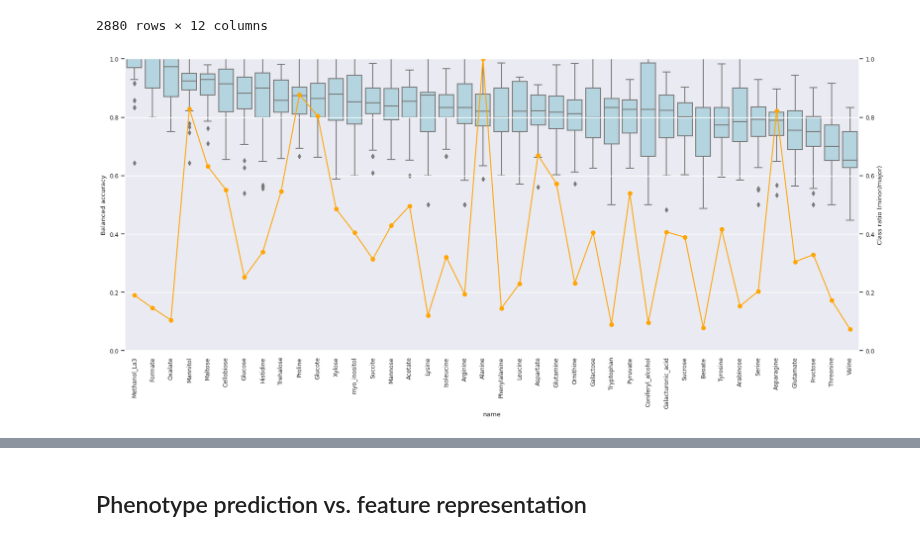
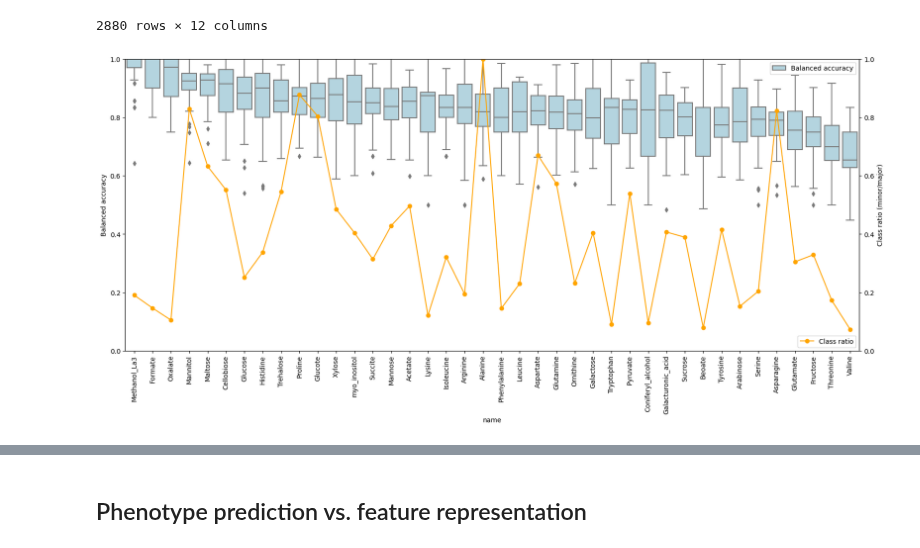
Before and after one commit to kbasecollaborations/trait-prediction, a Jupyter notebook: notebooks/biolog/poster_singledata_aggregate.ipynb, the cells around one changed output, grey strips where cells are left out. Saved outputs shown, nothing was run; the diff lists cells and outputs as text; code cells hidden in the pictures.

```diff
--- a/notebooks/biolog/poster_singledata_aggregate.ipynb
+++ b/notebooks/biolog/poster_singledata_aggregate.ipynb
@@ -239,29 +240,32 @@ scores_df
 # %%
 cols = score_columns
 plot_data = (
     cv_scores_df
     .loc[cv_scores_df.run_id == "biolog_chi2_1000", :]
     .melt(id_vars=["name", "feature"], value_vars=score_columns, var_name="score", value_name="value")
 )
 plot_data = plot_data[plot_data.score.isin(["balanced_accuracy"])]
 plot_data["feature_type"] = plot_data.feature.apply(group_feature)
 order = list(top_phenotypes.index)
 class_ratio = (
     scores_df
     .groupby("name")
     .first()
     .apply(lambda x: min(x.class_0, x.class_1) / max(x.class_0, x.class_1), axis=1)
     .loc[order]
 )
 
 fig, ax1 = plt.subplots(figsize=(20, 8))
 ax2 = ax1.twinx()
-sns.boxplot(data=plot_data, x="name", y="value", color="lightblue", order=order, ax=ax1)
+g = sns.boxplot(data=plot_data, x="name", y="value", color="lightblue", order=order, ax=ax1)
+labels = ["Balanced accuracy"]
+ax1.legend(labels=labels)
 ax1.set_ylim(0, 1)
 ax1.set_ylabel("Balanced accuracy")
 ax1.tick_params(axis='x', rotation=90, which="both");
-ax2.plot(order, class_ratio, 'o-', color="orange")
+ax2.plot(order, class_ratio, 'o-', color="orange", label="Class ratio")
 ax2.set_ylim(0, 1)
 ax2.set_ylabel("Class ratio (minor/major)");
+plt.legend(loc="lower right");
 # %% [output]
-[figure, old version]
+[figure, new version]
```
Also changed, not shown: parts of 3 cells of this notebook, 4 other files.
